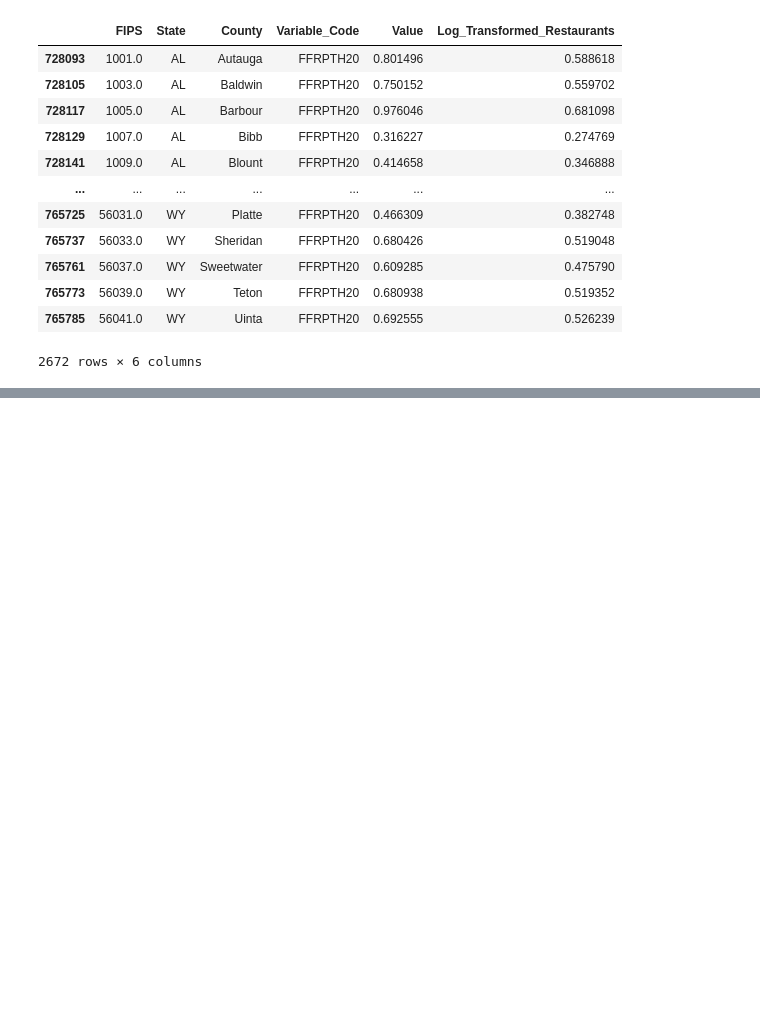
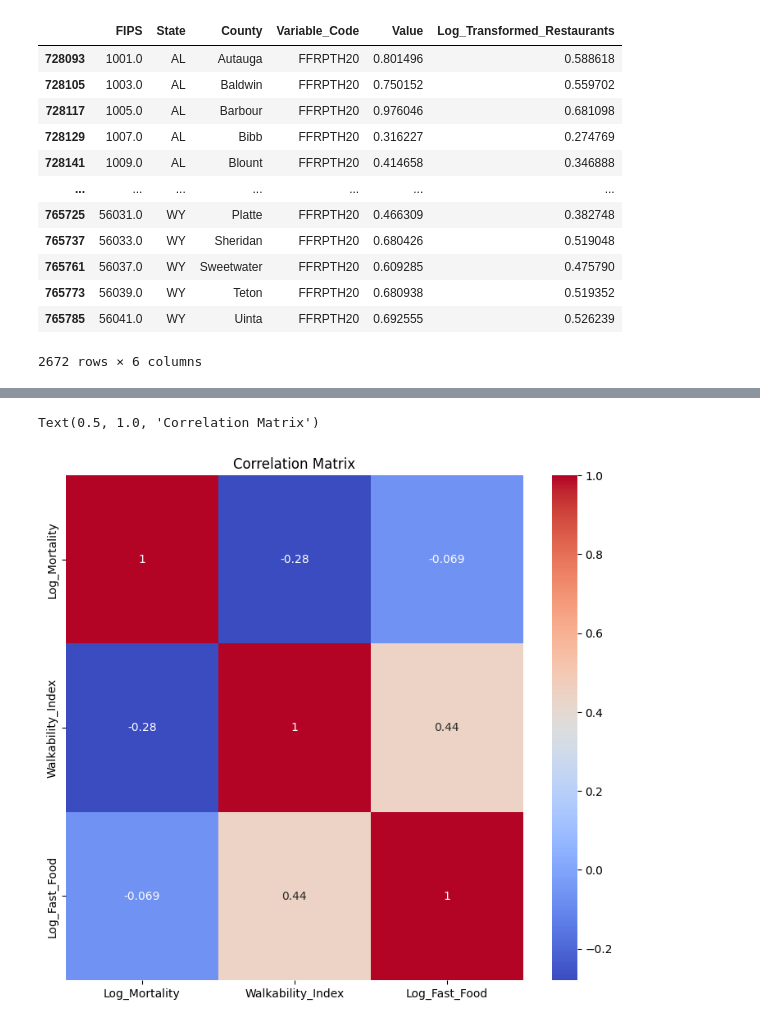
Before and after one commit to gencere757/ARDA-GENCER-DSA210-TERM-PROJECT, a Jupyter notebook: DSA210_Code.ipynb, the cells around one changed output, grey strips where cells are left out. Cells and saved outputs as stored; diff of their text form; code cells hidden in the pictures; blank space fills up the shorter version.

```diff
--- a/DSA210_Code.ipynb
+++ b/DSA210_Code.ipynb
@@ -98,0 +183,7 @@ Text(0, 0.5, 'Frequency')
+# %%
+plt.figure(figsize=(9, 8))
+sns.heatmap(combinedDF[['Log_Mortality', 'Walkability_Index', 'Log_Fast_Food']].corr(), annot=True, cmap='coolwarm')
+plt.title('Correlation Matrix')
+# %% [output]
+Text(0.5, 1.0, 'Correlation Matrix')
+[figure, added]
```
Also changed, not shown: parts of 15 cells of this notebook.
